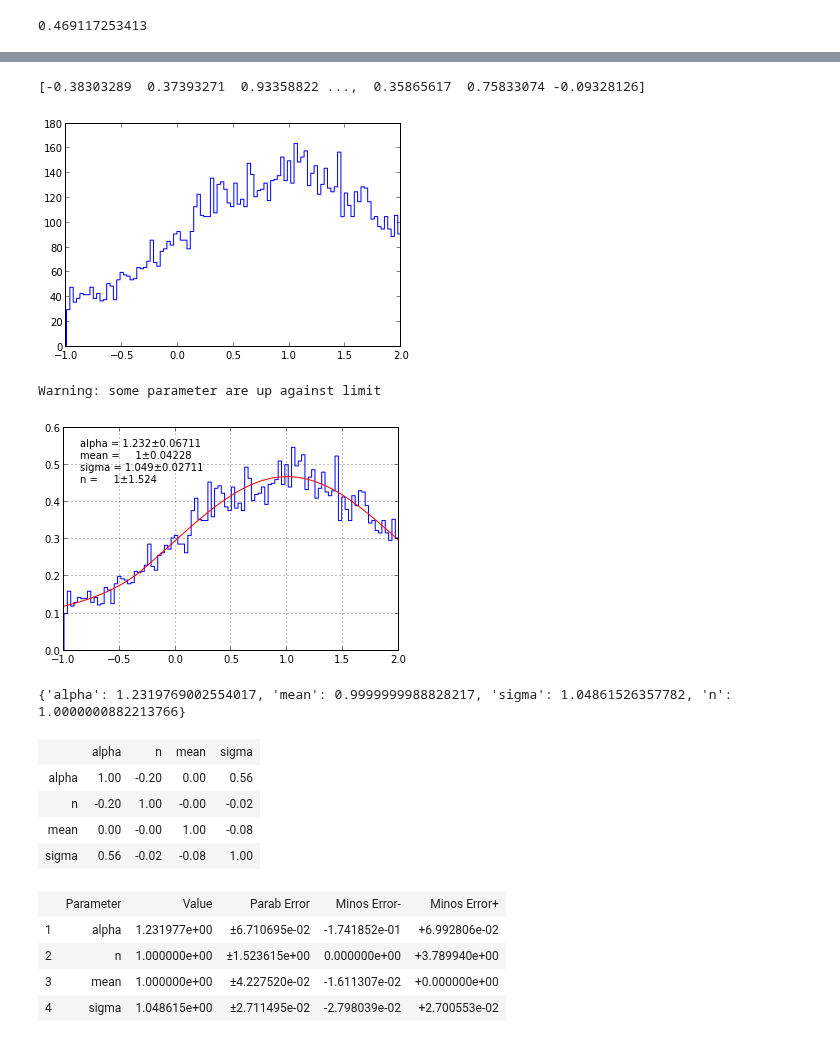
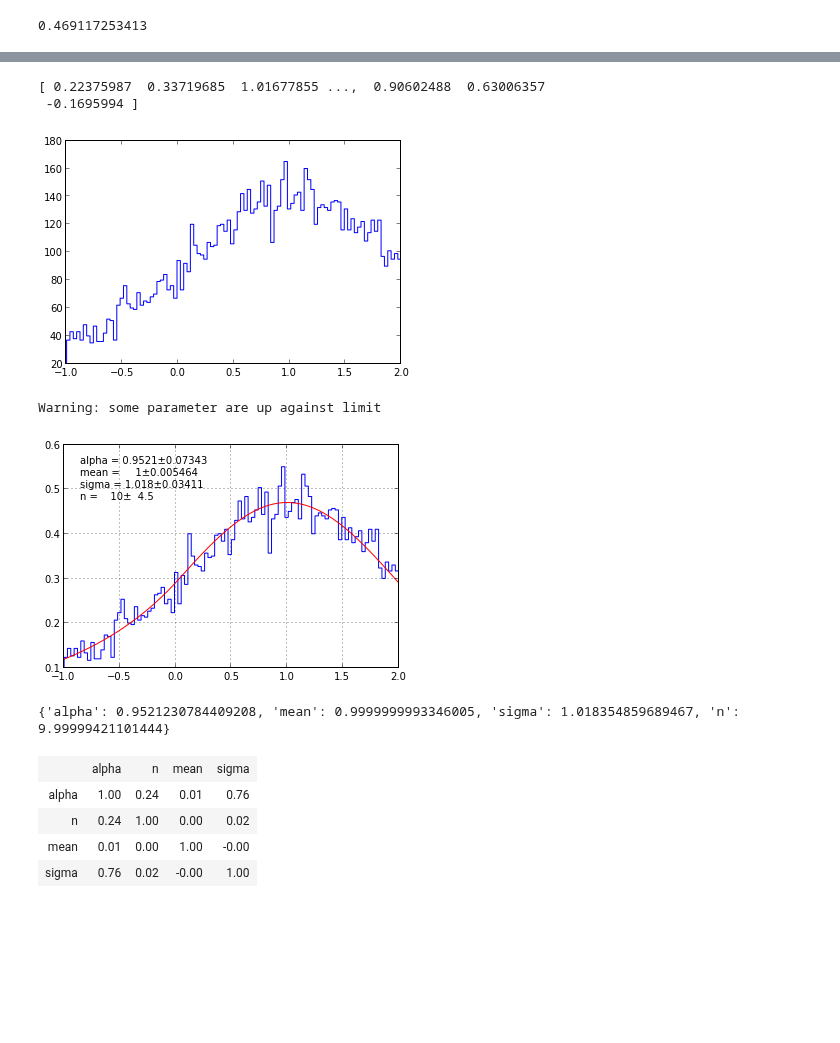
Before and after one commit to scikit-hep/probfit, a Jupyter notebook: tutorial.ipynb, the cells around one changed output, grey strips where cells are left out. Drawn from its saved outputs; the diff is of its cells as text; code cells hidden in the pictures; blank space fills up the shorter version.

```diff
--- a/tutorial.ipynb
+++ b/tutorial.ipynb
@@ -7,9 +17,16 @@ from dist_fit import *import numpy as npimport RTMinuitimport UserDict
 (0, 1.0)
 [figure]
 # %%
-#automatic cache normalization of any distribution (for given range)#you can skip this if your function is properly normalizencball = Normalize(crystalball,(-1,2))print ncball(1.,1.,1.,1.,1.)
+#automatic cache normalization of any distribution (for given range)
+#you can skip this if your function is properly normalize
+ncball = Normalize(crystalball,(-1,2))
+print ncball(1.,1.,1.,1.,1.)
 # %% [output]
 0.469117253413
 # %%
-print describe(ncball)#and you can do toy generation from any distribution as well#and compare the result for you#if you are getting weird result from the fit make sure the normalization is the correct rangeg = gen_toy(ncball,10000,(-1,2),alpha=1.,n=2.,mean=1.,sigma=1.,quiet=False)
+print describe(ncball)
+#and you can do toy generation from any distribution as well
+#and compare the result for you
+#if you are getting weird result from the fit make sure the normalization is the correct range
+g = gen_toy(ncball,10000,(-1,2),alpha=1.,n=2.,mean=1.,sigma=1.,quiet=False)
 # %% [output]
@@ -18,27 +36,32 @@ print describe(ncball)#and you can do toy generation from any distribution as we
 # %%
-#yep it workshist(g,bins=100,histtype='step');#it's just a normal numpy arrayprint g
+#yep it works
+hist(g,bins=100,histtype='step');
+#it's just a normal numpy array
+print g
 # %% [output]
-[-0.38303289  0.37393271  0.93358822 ...,  0.35865617  0.75833074 -0.09328126]
+[ 0.22375987  0.33719685  1.01677855 ...,  0.90602488  0.63006357
+ -0.1695994 ]
-[figure, old version]
+[figure, new version]
 # %%
-#now you can fit#takes argument like one in pyminuit# give the named parameter to tell wheree to start# and limit_name = tuple to tell it the rangeuml,minu = fit_uml(ncball,g,alpha=1.,n=2.,mean=1.2,sigma=1.,    limit_n=(1.,10.),limit_sigma=(0.01,3),limit_mean=(0.7,1),quiet=False)uml.show(minu)#see it works#you can access it like a mapprint minu.values
+#now you can fit
+#takes argument like one in pyminuit
+# give the named parameter to tell wheree to start
+# and limit_name = tuple to tell it the range
+uml,minu = fit_uml(ncball,g,alpha=1.,n=2.,mean=1.2,sigma=1.,
+    limit_n=(1.,10.),limit_sigma=(0.01,3),limit_mean=(0.7,1),quiet=False)
+uml.show(minu)
+#see it works
+#you can access it like a map
+print minu.values
 # %% [output]
 Warning: some parameter are up against limit
-[figure, old version]
+[figure, new version]
-{'alpha': 1.2319769002554017, 'mean': 0.9999999988828217, 'sigma': 1.04861526357782, 'n': 1.0000000882213766}
+{'alpha': 0.9521230784409208, 'mean': 0.9999999993346005, 'sigma': 1.018354859689467, 'n': 9.99999421101444}
 # %%
 minu.html_error_matrix()
 # %% [output]
 |  | alpha | n | mean | sigma |
-| alpha | 1.00 | -0.20 | 0.00 | 0.56 |
-| n | -0.20 | 1.00 | -0.00 | -0.02 |
-| mean | 0.00 | -0.00 | 1.00 | -0.08 |
-| sigma | 0.56 | -0.02 | -0.08 | 1.00 |
+| alpha | 1.00 | 0.24 | 0.01 | 0.76 |
+| n | 0.24 | 1.00 | 0.00 | 0.02 |
+| mean | 0.01 | 0.00 | 1.00 | -0.00 |
+| sigma | 0.76 | 0.02 | -0.00 | 1.00 |
-# %%
-minu.minos()minu.html_results()
-# %% [output]
-|  | Parameter | Value | Parab Error | Minos Error- | Minos Error+ |
-| 1 | alpha | 1.231977e+00 | ±6.710695e-02 | -1.741852e-01 | +6.992806e-02 |
-| 2 | n | 1.000000e+00 | ±1.523615e+00 | 0.000000e+00 | +3.789940e+00 |
-| 3 | mean | 1.000000e+00 | ±4.227520e-02 | -1.611307e-02 | +0.000000e+00 |
-| 4 | sigma | 1.048615e+00 | ±2.711495e-02 | -2.798039e-02 | +2.700553e-02 |
```
Also changed, not shown: parts of 47 cells of this notebook, 7 other files.
